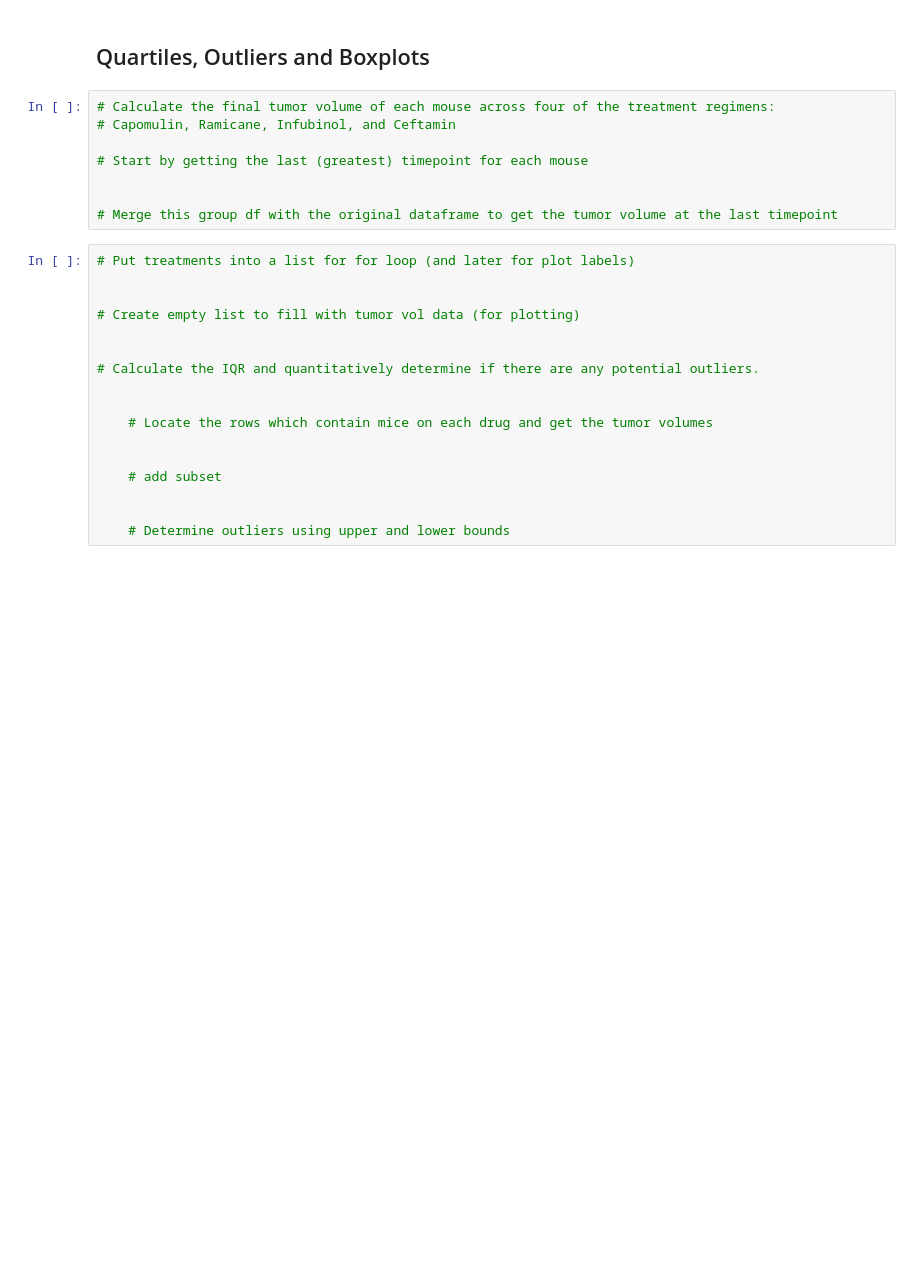
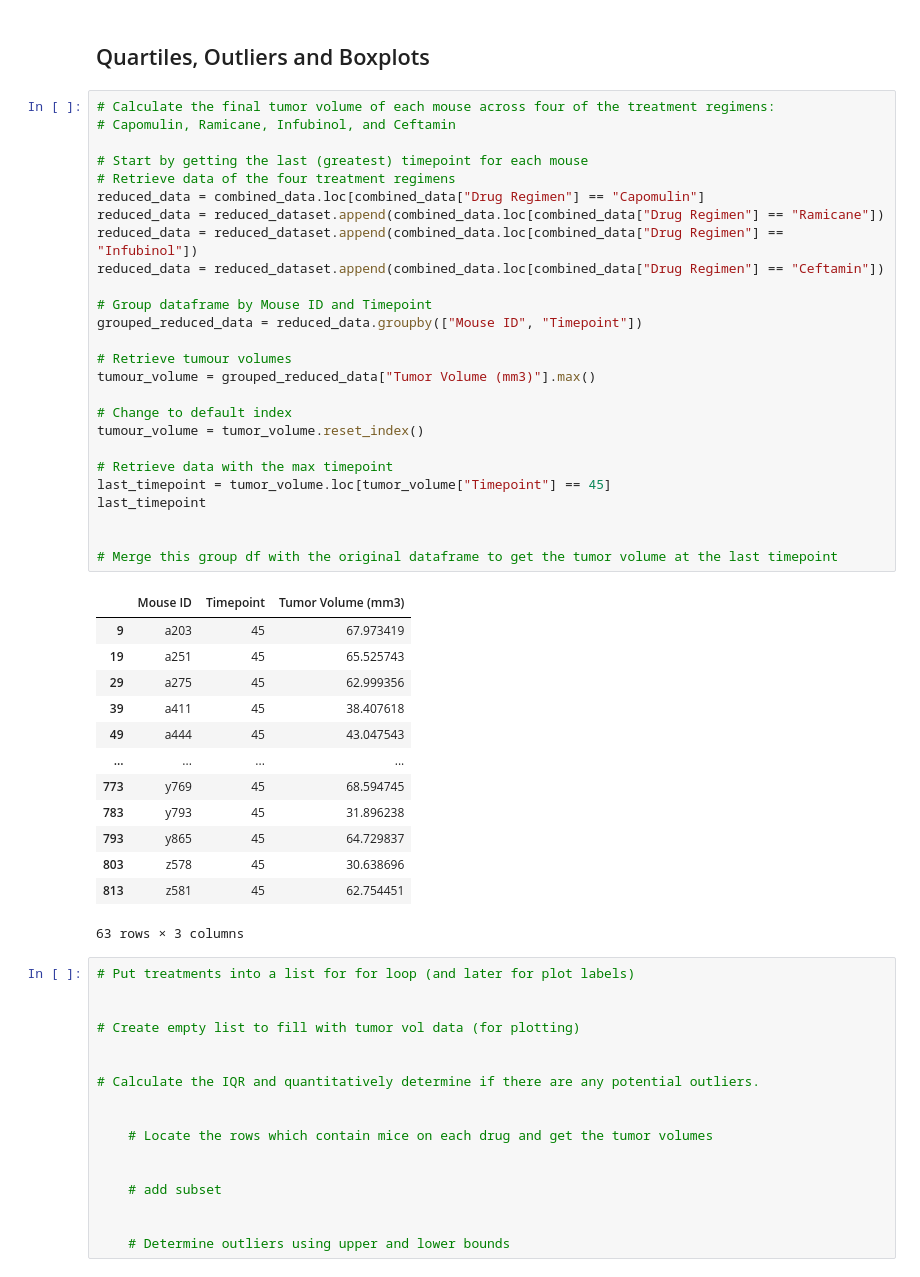
Before and after one commit to jeremychiaa/matplotlib-challenge, a Jupyter notebook: pymaceuticals_starter.ipynb, the cells around one changed output. Cells and saved outputs as stored; diff of their text form; blank space fills up the shorter version.

Commit message:
final tumour volume calculations

```diff
--- a/pymaceuticals_starter.ipynb
+++ b/pymaceuticals_starter.ipynb
@@ -224,11 +228,43 @@ plt.show()
 # %%
 # Calculate the final tumor volume of each mouse across four of the treatment regimens:
 # Capomulin, Ramicane, Infubinol, and Ceftamin
 
 # Start by getting the last (greatest) timepoint for each mouse
+# Retrieve data of the four treatment regimens
+reduced_data = combined_data.loc[combined_data["Drug Regimen"] == "Capomulin"]
+reduced_data = reduced_dataset.append(combined_data.loc[combined_data["Drug Regimen"] == "Ramicane"])
+reduced_data = reduced_dataset.append(combined_data.loc[combined_data["Drug Regimen"] == "Infubinol"])
+reduced_data = reduced_dataset.append(combined_data.loc[combined_data["Drug Regimen"] == "Ceftamin"])
+
+# Group dataframe by Mouse ID and Timepoint
+grouped_reduced_data = reduced_data.groupby(["Mouse ID", "Timepoint"])
+
+# Retrieve tumour volumes
+tumour_volume = grouped_reduced_data["Tumor Volume (mm3)"].max()
+
+# Change to default index
+tumour_volume = tumor_volume.reset_index()
+
+# Retrieve data with the max timepoint
+last_timepoint = tumor_volume.loc[tumor_volume["Timepoint"] == 45]
+last_timepoint
 
 
 # Merge this group df with the original dataframe to get the tumor volume at the last timepoint
+# %% [output]
+|  | Mouse ID | Timepoint | Tumor Volume (mm3) |
+| 9 | a203 | 45 | 67.973419 |
+| 19 | a251 | 45 | 65.525743 |
+| 29 | a275 | 45 | 62.999356 |
+| 39 | a411 | 45 | 38.407618 |
+| 49 | a444 | 45 | 43.047543 |
+| ... | ... | ... | ... |
+| 773 | y769 | 45 | 68.594745 |
+| 783 | y793 | 45 | 31.896238 |
+| 793 | y865 | 45 | 64.729837 |
+| 803 | z578 | 45 | 30.638696 |
+| 813 | z581 | 45 | 62.754451 |
+63 rows × 3 columns
 # %%
 # Put treatments into a list for for loop (and later for plot labels)
 
```
Also changed, not shown: parts of 2 cells of this notebook.
